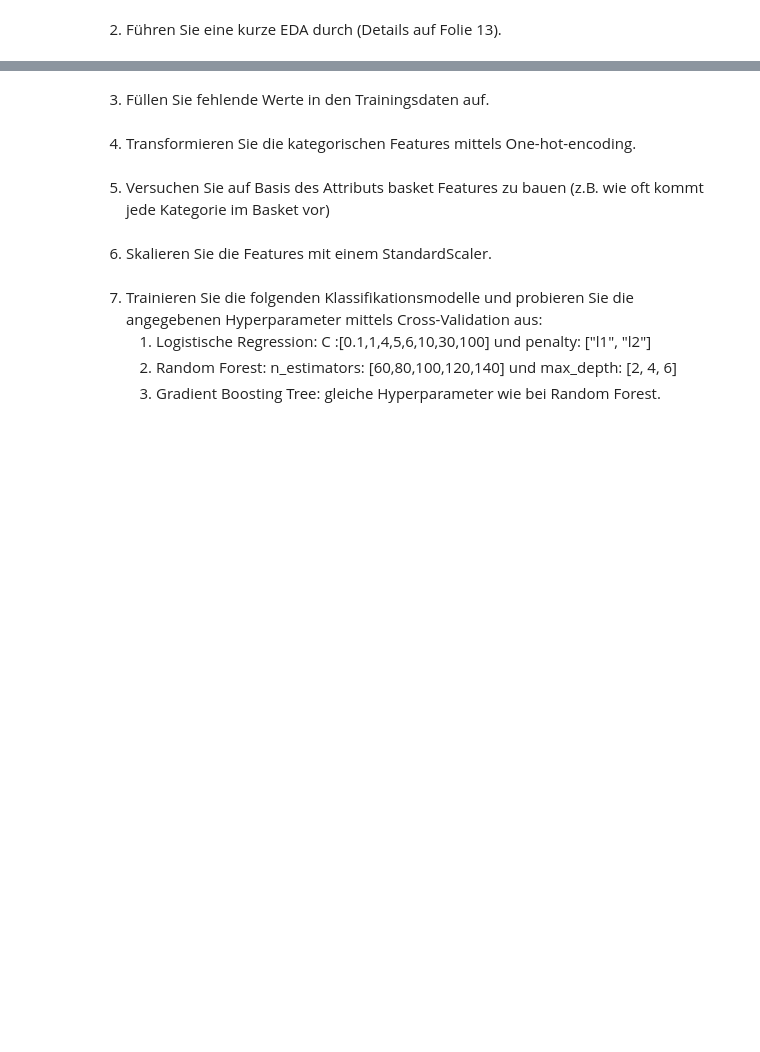
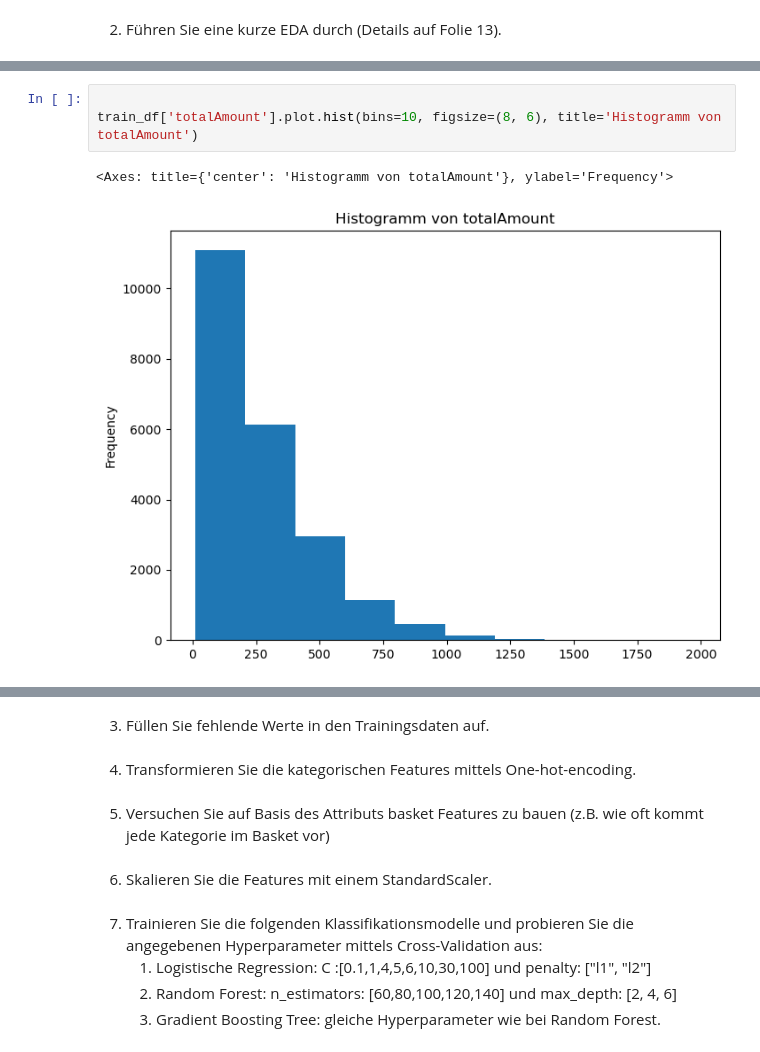
Before and after one commit to ClaraSto/ml-projekt-ss25, a Jupyter notebook: projekt.ipynb, the cells around one changed output, grey strips where cells are left out. Drawn from its saved outputs; the diff is of its cells as text; blank space fills up the shorter version.

```diff
--- a/projekt.ipynb
+++ b/projekt.ipynb
@@ -9,0 +22,6 @@ ParserError: Error tokenizing data. C error: Expected 3 fields in line 3, saw 5
+# %%
+
+train_df['totalAmount'].plot.hist(bins=10, figsize=(8, 6), title='Histogramm von totalAmount')
+# %% [output]
+<Axes: title={'center': 'Histogramm von totalAmount'}, ylabel='Frequency'>
+[figure, added]
```
Also changed, not shown: parts of 4 cells of this notebook.
